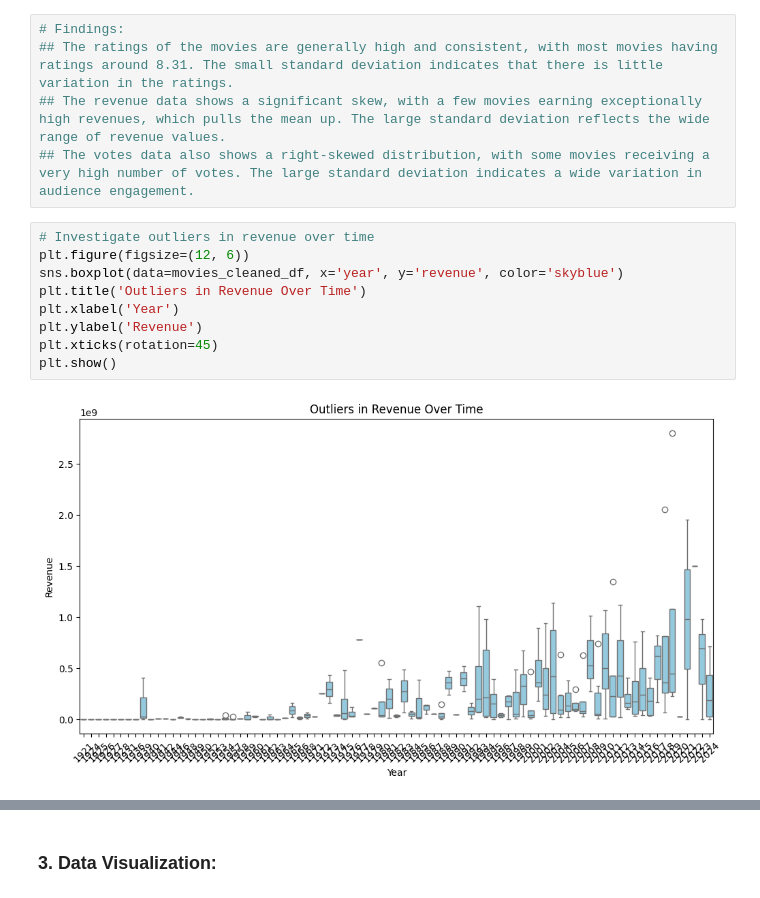
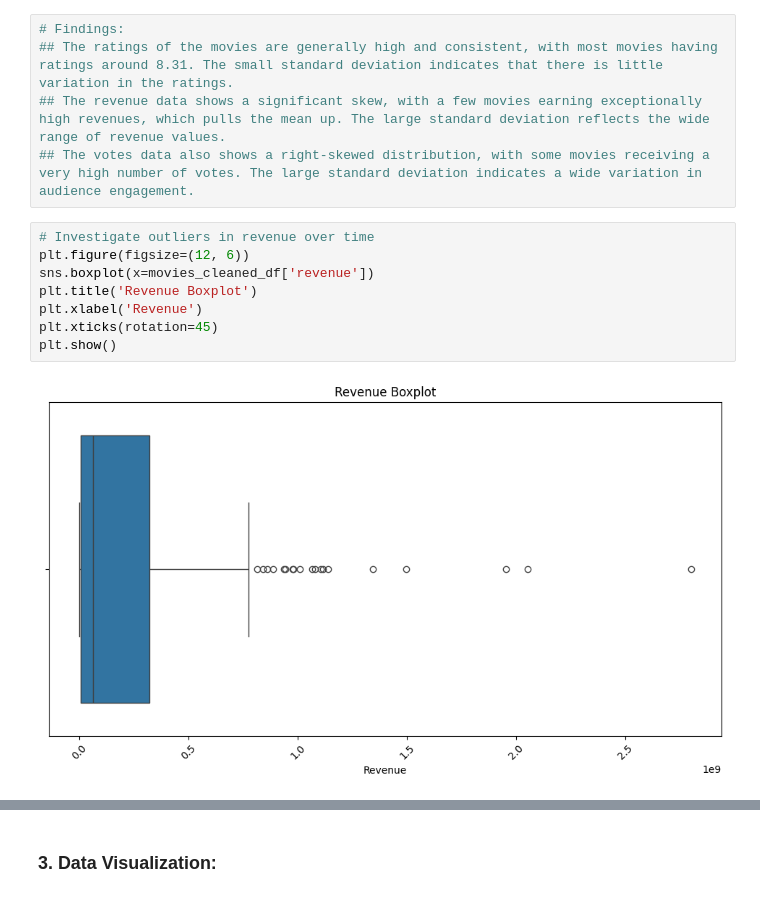
Before and after one commit to j2damax/eda_top_us_song, a Jupyter notebook: notebooks/eda_global_movies.ipynb, the cells around one changed output, grey strips where cells are left out. Cells and saved outputs as stored; diff of their text form.

```diff
--- a/notebooks/eda_global_movies.ipynb
+++ b/notebooks/eda_global_movies.ipynb
@@ -439,11 +439,10 @@ Votes: mean = 736296.75, median = 627500.00, std = 587452.30
 # %%
 # Investigate outliers in revenue over time
 plt.figure(figsize=(12, 6))
-sns.boxplot(data=movies_cleaned_df, x='year', y='revenue', color='skyblue')
-plt.title('Outliers in Revenue Over Time')
-plt.xlabel('Year')
-plt.ylabel('Revenue')
+sns.boxplot(x=movies_cleaned_df['revenue'])
+plt.title('Revenue Boxplot')
+plt.xlabel('Revenue')
 plt.xticks(rotation=45)
 plt.show()
 # %% [output]
-[figure, old version]
+[figure, new version]
```
Also changed, not shown: parts of 31 cells of this notebook.
